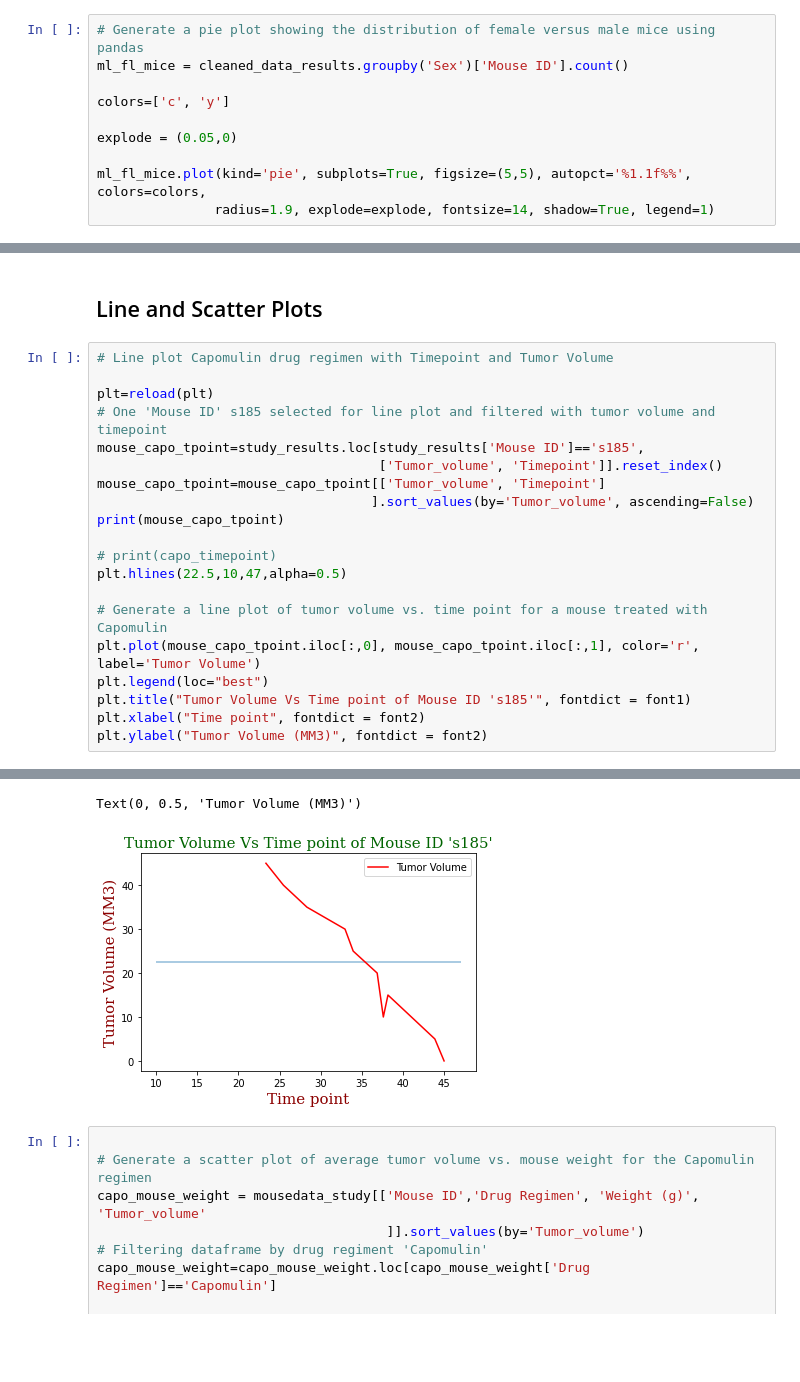
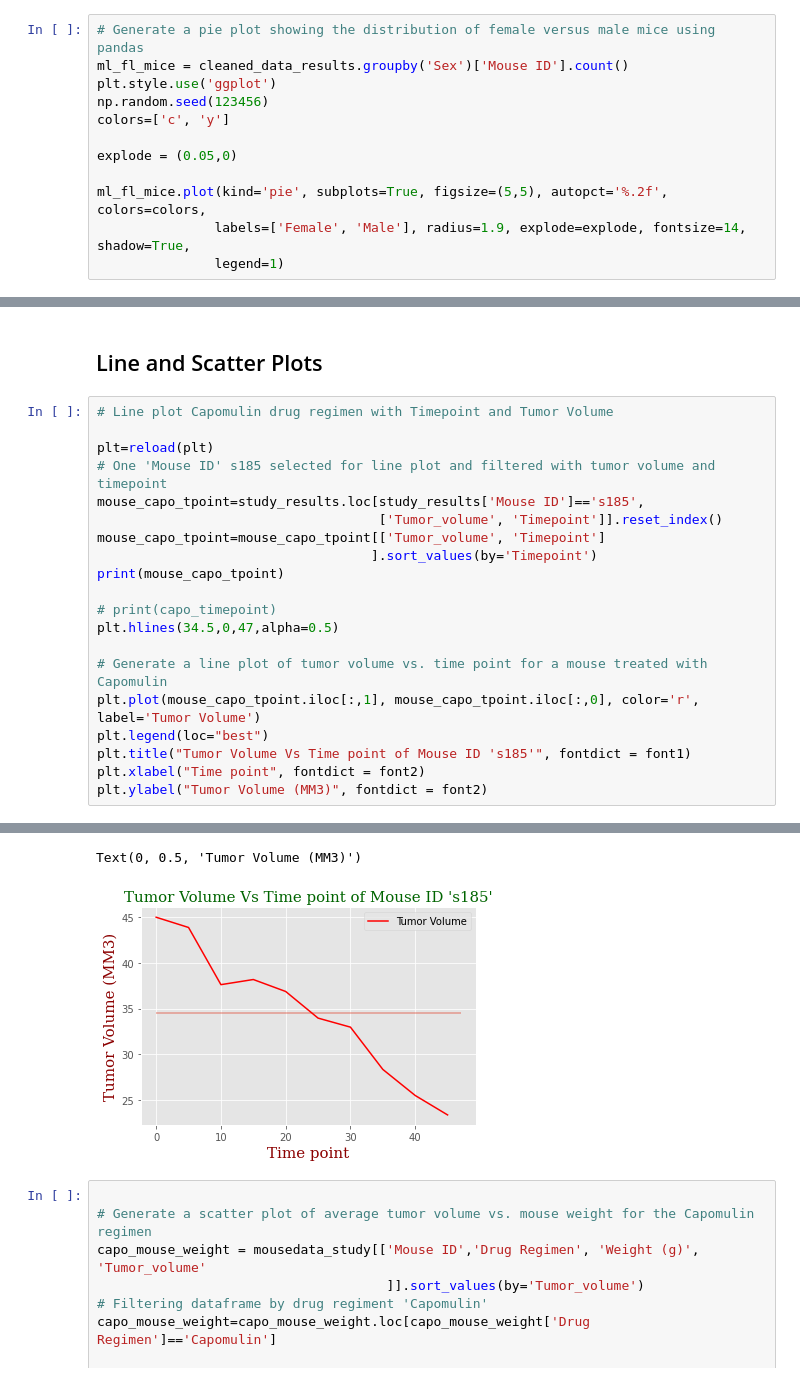
Before and after one commit to SoniMohandas/The_Power_of_Plots, a Jupyter notebook: Pharmaceuticals/pymaceuticals_starter.ipynb, the cells around one changed output, grey strips where cells are left out. Saved outputs shown, nothing was run; the diff lists cells and outputs as text; blank space fills up the shorter version.

```diff
--- a/Pharmaceuticals/pymaceuticals_starter.ipynb
+++ b/Pharmaceuticals/pymaceuticals_starter.ipynb
@@ -241,12 +249,14 @@ plt.legend('Mouse ID', loc=9)
 # %%
 # Generate a pie plot showing the distribution of female versus male mice using pandas
 ml_fl_mice = cleaned_data_results.groupby('Sex')['Mouse ID'].count()
-
+plt.style.use('ggplot')
+np.random.seed(123456)
 colors=['c', 'y']
 
 explode = (0.05,0)
 
-ml_fl_mice.plot(kind='pie', subplots=True, figsize=(5,5), autopct='%1.1f%%', colors=colors,
-               radius=1.9, explode=explode, fontsize=14, shadow=True, legend=1)
+ml_fl_mice.plot(kind='pie', subplots=True, figsize=(5,5), autopct='%.2f', colors=colors,
+               labels=['Female', 'Male'], radius=1.9, explode=explode, fontsize=14, shadow=True,
+               legend=1)
 # %% [output]
 array([<AxesSubplot:ylabel='Mouse ID'>], dtype=object)
@@ -493,14 +503,14 @@ plt=reload(plt)
 mouse_capo_tpoint=study_results.loc[study_results['Mouse ID']=='s185',
                                     ['Tumor_volume', 'Timepoint']].reset_index()
 mouse_capo_tpoint=mouse_capo_tpoint[['Tumor_volume', 'Timepoint']
-                                   ].sort_values(by='Tumor_volume', ascending=False)
+                                   ].sort_values(by='Timepoint')
 print(mouse_capo_tpoint)
 
 # print(capo_timepoint)
-plt.hlines(22.5,10,47,alpha=0.5)
+plt.hlines(34.5,0,47,alpha=0.5)
 
 # Generate a line plot of tumor volume vs. time point for a mouse treated with Capomulin
-plt.plot(mouse_capo_tpoint.iloc[:,0], mouse_capo_tpoint.iloc[:,1], color='r', label='Tumor Volume')
+plt.plot(mouse_capo_tpoint.iloc[:,1], mouse_capo_tpoint.iloc[:,0], color='r', label='Tumor Volume')
 plt.legend(loc="best")
 plt.title("Tumor Volume Vs Time point of Mouse ID 's185'", fontdict = font1)
 plt.xlabel("Time point", fontdict = font2)
@@ -514,11 +524,11 @@ plt.ylabel("Tumor Volume (MM3)", fontdict = font2)
 4     36.866876         20
 5     33.949940         25
 6     32.959671         30
 7     28.328531         35
 8     25.472143         40
 9     23.343598         45
 Text(0, 0.5, 'Tumor Volume (MM3)')
-[figure, old version]
+[figure, new version]
 # %%
 
 # Generate a scatter plot of average tumor volume vs. mouse weight for the Capomulin regimen
```
Also changed, not shown: parts of 14 cells of this notebook.
